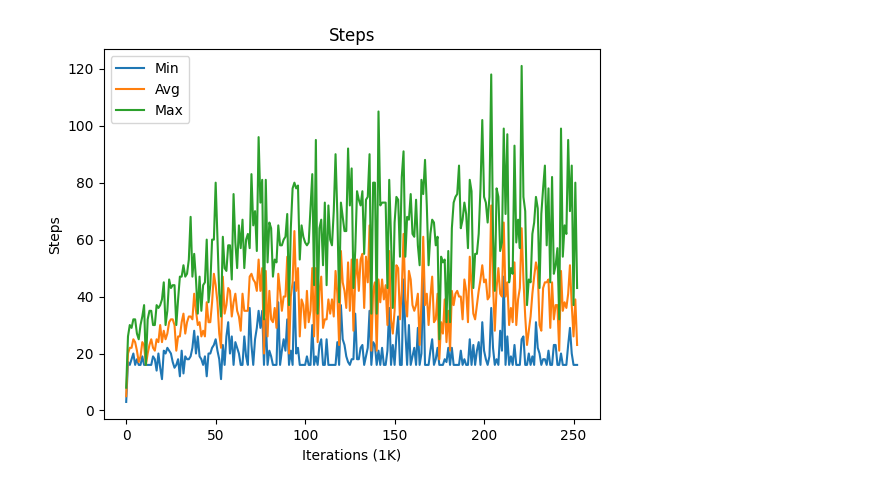
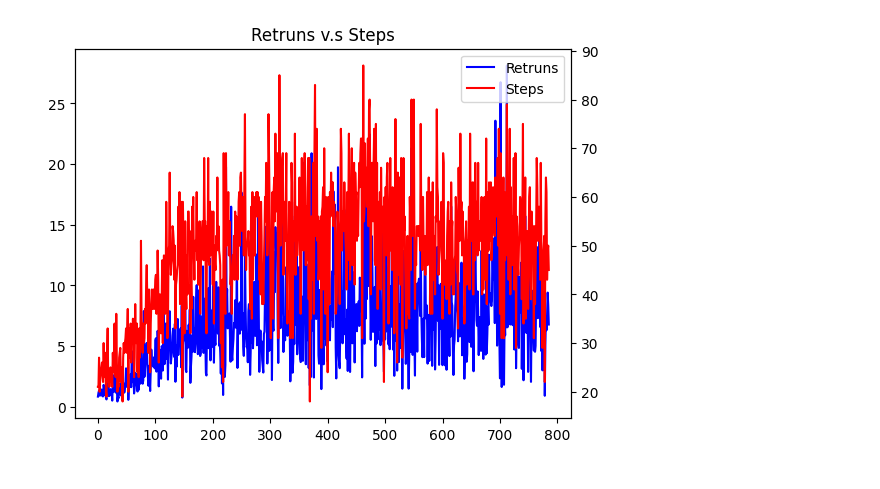
Before and after one commit to kangsyahrul/tetris, a Jupyter notebook: versions/mark-001/progress.ipynb, the cells around one changed output. Cells and saved outputs as stored; diff of their text form; code cells hidden in the pictures.

```diff
--- a/versions/mark-001/progress.ipynb
+++ b/versions/mark-001/progress.ipynb
@@ -17,13 +95,12 @@ plt.show()
-# %%
-df_steps = pd.read_csv('metrics-steps.csv')
-
-plt.title('Steps')
-plt.plot(df_steps['min'])
-plt.plot(df_steps['avg'])
-plt.plot(df_steps['max'])
-plt.legend(['Min', 'Avg', 'Max'])
-plt.ylabel('Steps')
-plt.xlabel('Iterations (1K)')
-plt.show()
-# %% [output]
-[figure, removed]
+# %%
+# Retruns v.s Steps
+plt.title('Retruns v.s Steps')
+ax1 = plt.subplot()
+l1, = ax1.plot(df_returns['avg'], color='blue')
+ax2 = ax1.twinx()
+l2, = ax2.plot(df_steps['avg'], color='red')
+plt.legend([l1, l2], ["Retruns", "Steps"])
+plt.xlabel('Iterations (1K)')
+plt.show()
+# %% [output]
+[figure, added]
```
Also changed, not shown: parts of 4 cells of this notebook, 31 other files.
